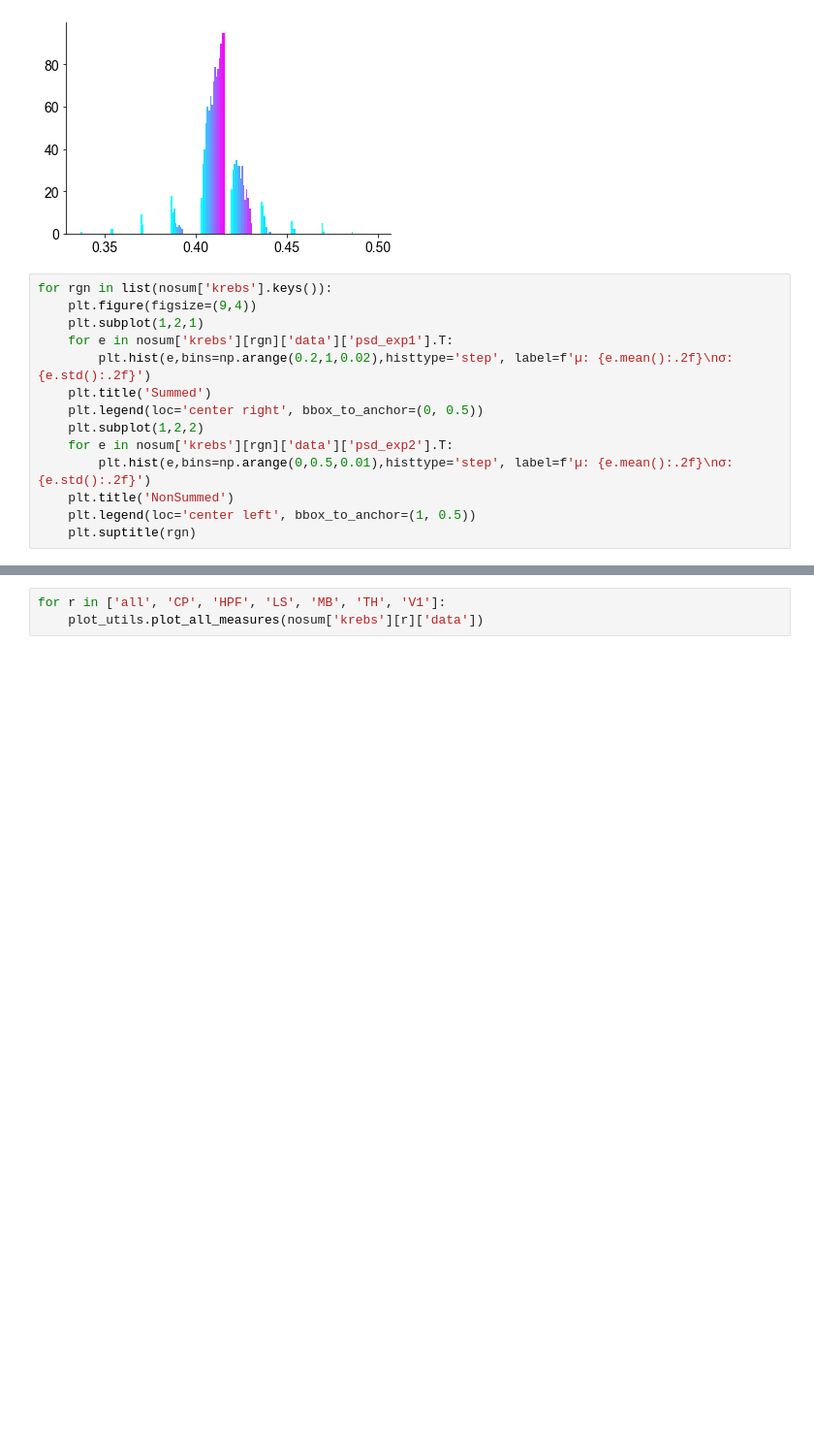
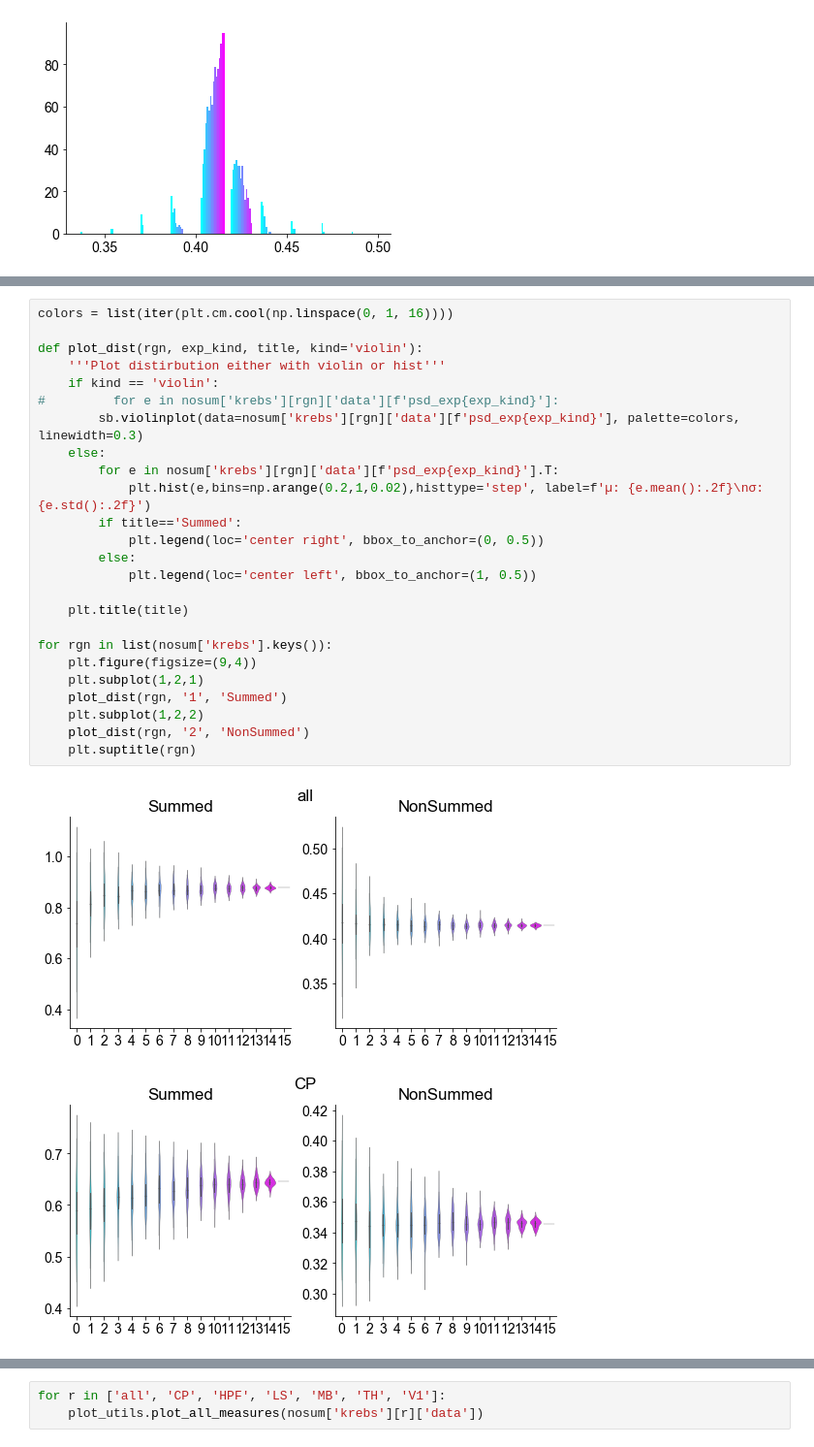
Before and after one commit to voytekresearch/galaxybrain, a Jupyter notebook: notebooks/explorative_analysis_plotting.ipynb, the cells around one changed output, grey strips where cells are left out. Shown at 97% size. Saved outputs shown, nothing was run; the diff lists cells and outputs as text; blank space fills up the shorter version.

```diff
--- a/notebooks/explorative_analysis_plotting.ipynb
+++ b/notebooks/explorative_analysis_plotting.ipynb
@@ -46,17 +50,3 @@ plt.hist(nosum['krebs']['all']['data']['psd_exp2']); plt.show()
 # %% [output]
 [figure]
 [figure]
-# %%
-for rgn in list(nosum['krebs'].keys()):
-    plt.figure(figsize=(9,4))
-    plt.subplot(1,2,1)
-    for e in nosum['krebs'][rgn]['data']['psd_exp1'].T:
-        plt.hist(e,bins=np.arange(0.2,1,0.02),histtype='step', label=f'µ: {e.mean():.2f}\nσ: {e.std():.2f}')
-    plt.title('Summed')
-    plt.legend(loc='center right', bbox_to_anchor=(0, 0.5))
-    plt.subplot(1,2,2)
-    for e in nosum['krebs'][rgn]['data']['psd_exp2'].T:
-        plt.hist(e,bins=np.arange(0,0.5,0.01),histtype='step', label=f'µ: {e.mean():.2f}\nσ: {e.std():.2f}')
-    plt.title('NonSummed')
-    plt.legend(loc='center left', bbox_to_anchor=(1, 0.5))
-    plt.suptitle(rgn)
@@ -70,0 +72,28 @@ for rgn in list(nosum['krebs'].keys()):
+# %%
+colors = list(iter(plt.cm.cool(np.linspace(0, 1, 16))))
+
+def plot_dist(rgn, exp_kind, title, kind='violin'):
+    '''Plot distirbution either with violin or hist'''
+    if kind == 'violin':
+#         for e in nosum['krebs'][rgn]['data'][f'psd_exp{exp_kind}']:
+        sb.violinplot(data=nosum['krebs'][rgn]['data'][f'psd_exp{exp_kind}'], palette=colors, linewidth=0.3)
+    else:
+        for e in nosum['krebs'][rgn]['data'][f'psd_exp{exp_kind}'].T:
+            plt.hist(e,bins=np.arange(0.2,1,0.02),histtype='step', label=f'µ: {e.mean():.2f}\nσ: {e.std():.2f}')
+        if title=='Summed':
+            plt.legend(loc='center right', bbox_to_anchor=(0, 0.5))
+        else:
+            plt.legend(loc='center left', bbox_to_anchor=(1, 0.5))
+
+    plt.title(title)
+
+for rgn in list(nosum['krebs'].keys()):
+    plt.figure(figsize=(9,4))
+    plt.subplot(1,2,1)
+    plot_dist(rgn, '1', 'Summed')
+    plt.subplot(1,2,2)
+    plot_dist(rgn, '2', 'NonSummed')
+    plt.suptitle(rgn)
+# %% [output]
+[figure, added]
+[figure, added]
```
Also changed, not shown: parts of 10 cells of this notebook, 1 other file.
